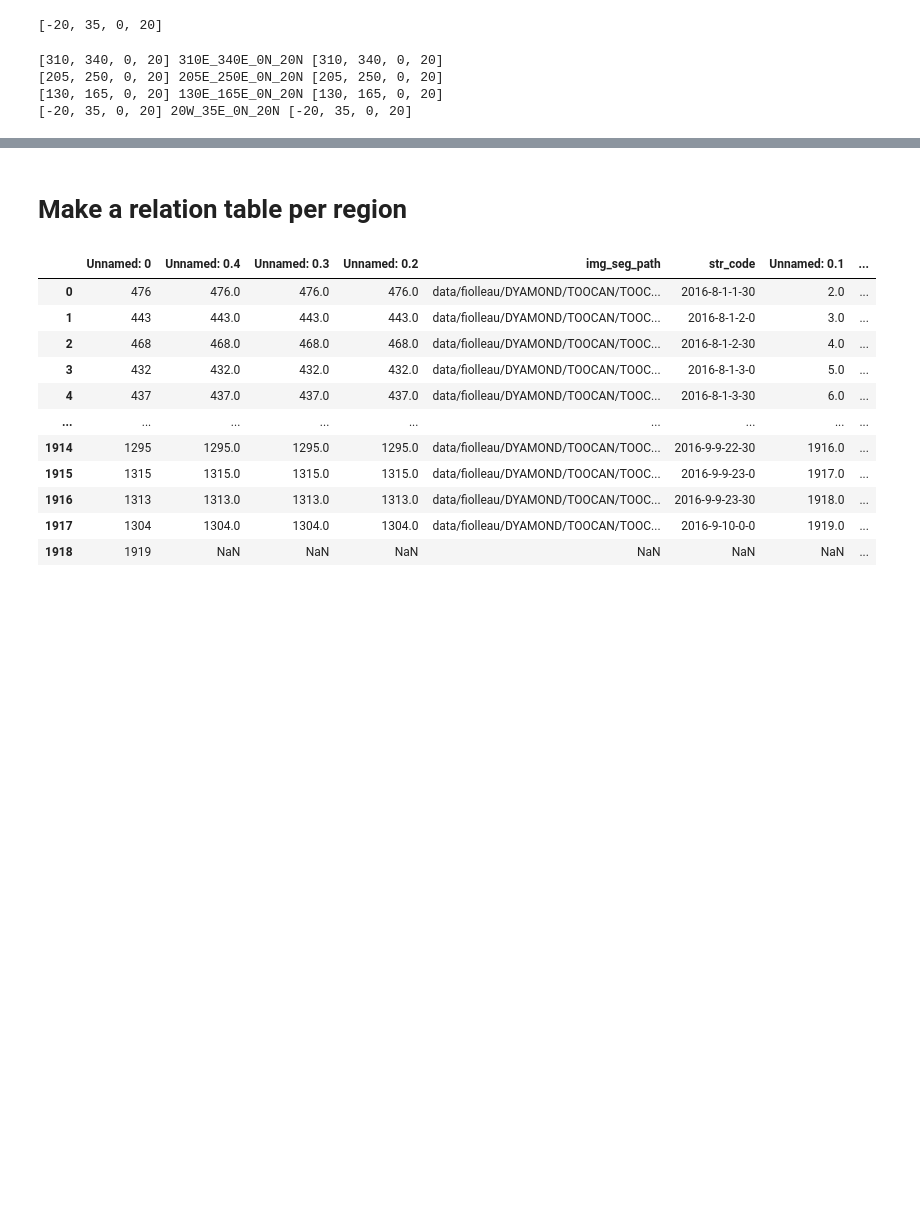
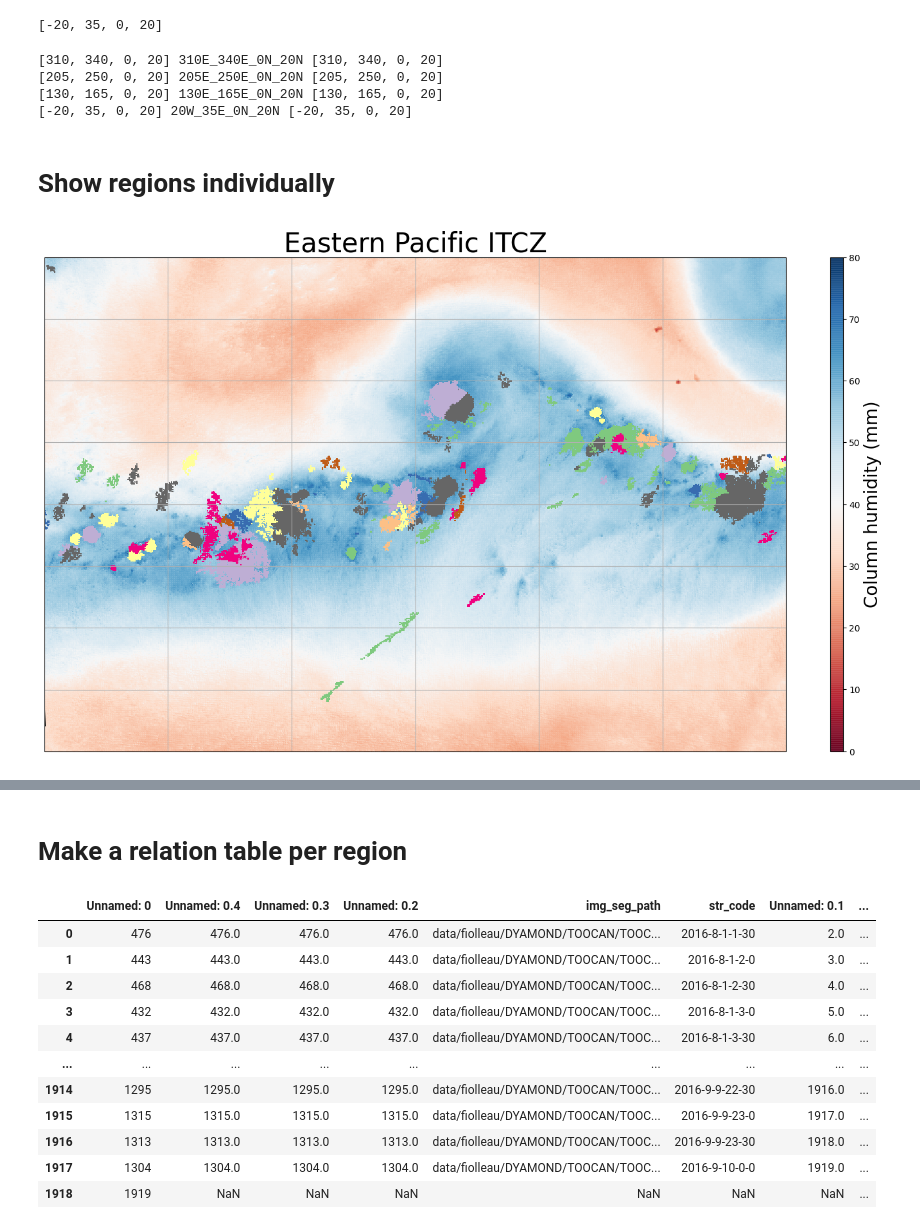
Before and after one commit to bfildier/explore-multiscale-extremes, a Jupyter notebook: scripts/extractRegions.ipynb, the cells around one changed output, grey strips where cells are left out. Saved outputs shown, nothing was run; the diff lists cells and outputs as text; code cells hidden in the pictures; blank space fills up the shorter version.

```diff
--- a/scripts/extractRegions.ipynb
+++ b/scripts/extractRegions.ipynb
@@ -185,3 +185,5 @@ for i_b in range(1,5):
 [205, 250, 0, 20] 205E_250E_0N_20N [205, 250, 0, 20]
 [130, 165, 0, 20] 130E_165E_0N_20N [130, 165, 0, 20]
 [-20, 35, 0, 20] 20W_35E_0N_20N [-20, 35, 0, 20]
+# %% [markdown]
+# Show regions individually
@@ -187,0 +226,77 @@ for i_b in range(1,5):
+# %%
+# an arbitrary time step
+i_t = 1380
+
+# load data
+PW_DYAMOND, img_TOOCAN = importData(i_t)
+# %%
+box = box_2
+
+cmap = plt.cm.RdBu
+# cmap_mcs = plt.cm.get_cmap('rainbow', 10)
+cmap_mcs = plt.cm.get_cmap('Accent', 10)
+clim = (0,80)
+lon_lim = box[0:2]
+lat_lim = box[2:]
+slice_lat = slice(*lat_lim)
+proj = ccrs.PlateCarree(central_longitude=0)
+
+# compute figuse size
+dlon = np.diff(lon_lim)[0] % 360
+dlat = np.diff(lat_lim)[0]
+Lx_fig = 15
+Lx_cbar = 1.5
+Ly_title = 1
+Ly_fig = (Lx_fig-Lx_cbar)/dlon*dlat + Ly_title
+
+# Figure
+fig = plt.figure(figsize=(Lx_fig,Ly_fig))
+ax = plt.axes(projection=proj)
+
+for slice_lon in slice(lon_lim[0],lon_lim[1]),:
+
+    lat_dyamond = PW_DYAMOND.lat.sel(lat=slice_lat)
+    lon_dyamond = PW_DYAMOND.lon.sel(lon=slice_lon)
+
+    lonarray_dyamond,latarray_dyamond = np.meshgrid(lon_dyamond,lat_dyamond)
+
+    # Background
+    Z = PW_DYAMOND.sel(lon=slice_lon,lat=slice_lat)[0]
+    im = ax.pcolormesh(lonarray_dyamond,latarray_dyamond,Z,transform=ccrs.PlateCarree(),alpha=0.9,cmap=cmap)
+    im.set_clim(*clim)
+
+    # # empty background
+    # im = ax.pcolormesh(lonarray_dyamond,latarray_dyamond,np.full(lonarray_dyamond.shape,np.nan),transform=proj,alpha=0.9,cmap=cmap)
+
+    #- MCSs
+
+    # coords
+    lonarray_toocan,latarray_toocan = getCoords2D(img_TOOCAN,slice_lon,slice_lat)
+    # data
+    IMG_SEG = img_TOOCAN.sel(longitude=slice_lon,latitude=slice_lat)[0]%10
+    # show
+    im_MCS = ax.pcolormesh(lonarray_toocan,latarray_toocan,IMG_SEG,transform=ccrs.PlateCarree(),cmap=cmap_mcs,alpha=1)
+
+
+# ax.set_extent([lon_lim[0]-360,lon_lim[1], *lat_lim],crs=proj)
+ax.coastlines('110m')
+ax.gridlines()
+# ax.set_title('Example snapshot of SAM DYAMOND with TOOCAN objects')
+
+# colorbar
+x,y,w,h = ax.get_position().bounds
+dx = w/60
+cax = plt.axes([x+w-0.5*dx,y,dx,h])
+cbar = fig.colorbar(im, cax=cax, orientation='vertical')
+cbar.ax.set_ylabel('Column humidity (mm)',fontsize=20)
+
+ax.set_title('Eastern Pacific ITCZ',fontsize=30)
+
+# remove margins ?
+fig.subplots_adjust(left=0.02)#, bottom=0.5, right=2, top=1, wspace=None, hspace=None)
+
+plt.savefig(os.path.join(DIR_FIG,'example_SAM_DYAMOND_PW_TOOCAN_Eastern_Pacific.png'),dpi=140)#,bbox_inches='tight')
+
+plt.show()
+# %% [output]
+[figure, added]
```
Also changed, not shown: parts of 3 cells of this notebook, 4 other files.
